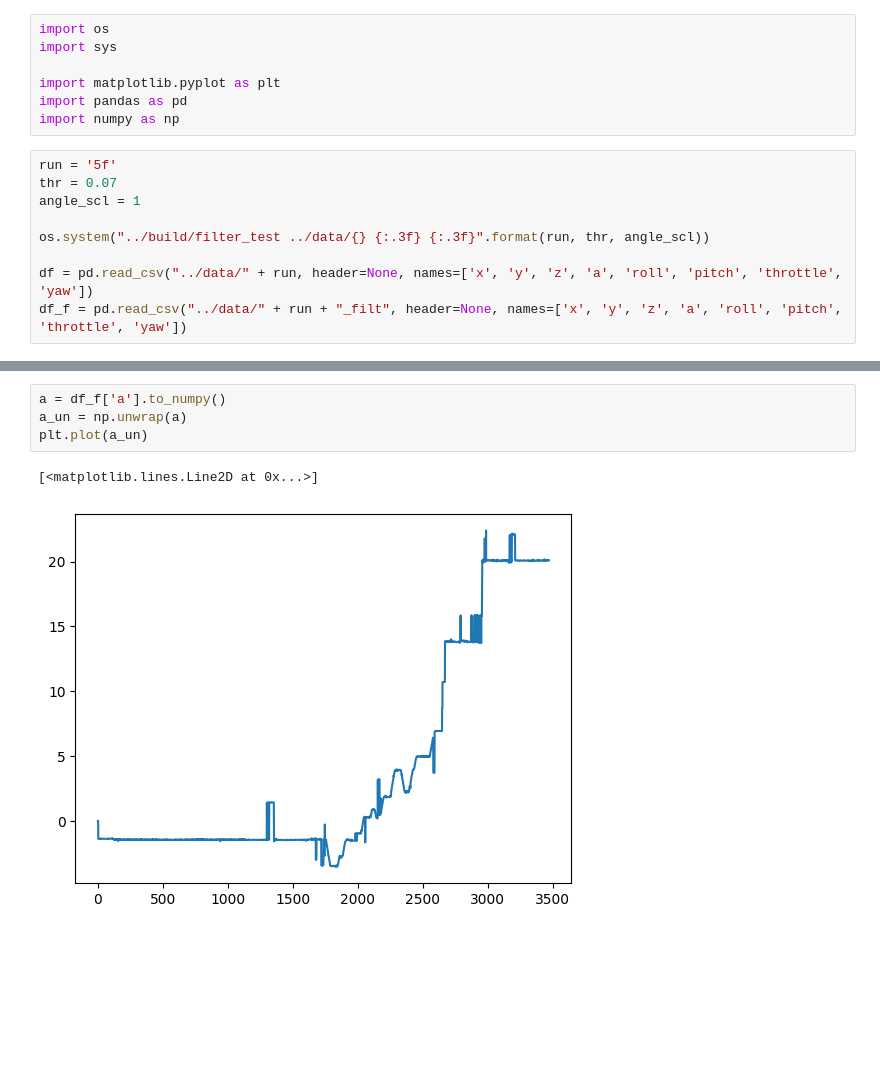
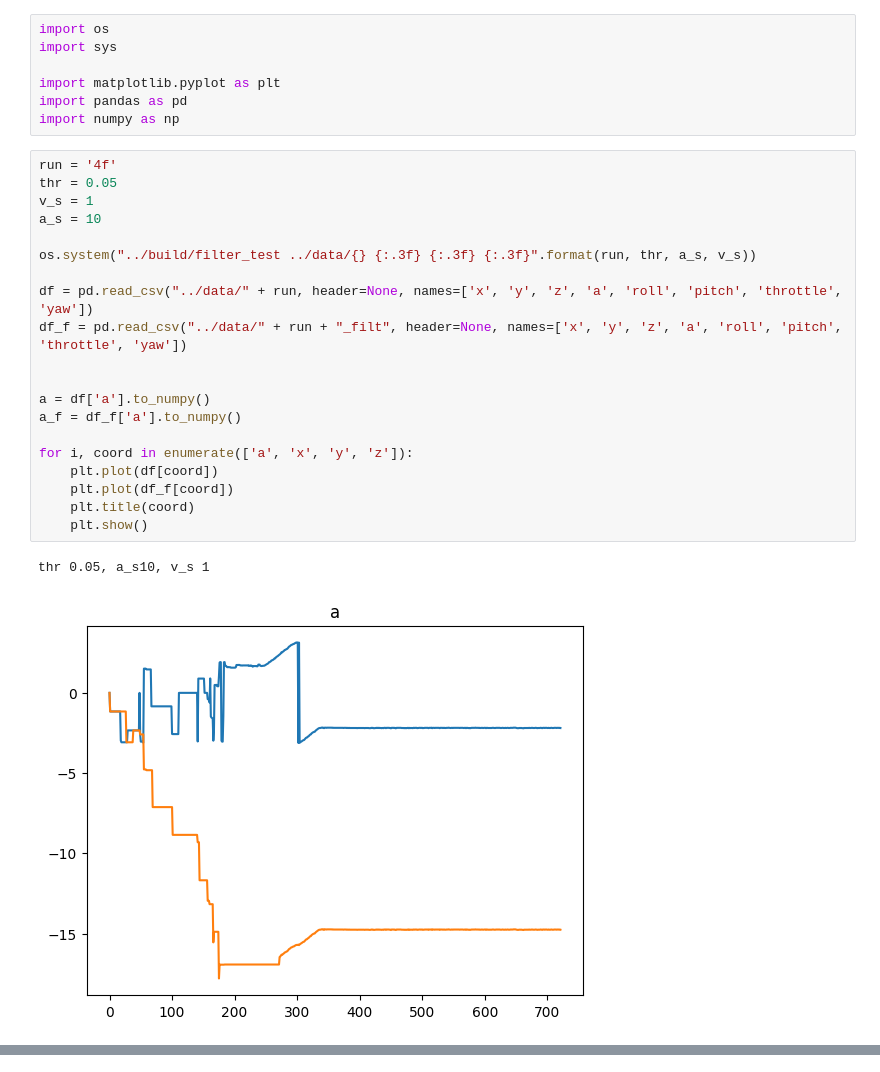
Before and after one commit to svrc-jan/master-thesis, a Jupyter notebook: tools/filter_plot.ipynb, the cells around one changed output, grey strips where cells are left out. Cells and saved outputs as stored; diff of their text form; blank space fills up the shorter version.

Commit message:
fixed wrap unwrap on vicon filter

```diff
--- a/tools/filter_plot.ipynb
+++ b/tools/filter_plot.ipynb
@@ -6,11 +6,25 @@ import matplotlib.pyplot as plt
 import pandas as pd
 import numpy as np
 # %%
-run = '5f'
-thr = 0.07
-angle_scl = 1
+run = '4f'
+thr = 0.05
+v_s = 1
+a_s = 10
 
-os.system("../build/filter_test ../data/{} {:.3f} {:.3f}".format(run, thr, angle_scl))
+os.system("../build/filter_test ../data/{} {:.3f} {:.3f} {:.3f}".format(run, thr, a_s, v_s))
 
 df = pd.read_csv("../data/" + run, header=None, names=['x', 'y', 'z', 'a', 'roll', 'pitch', 'throttle', 'yaw'])
 df_f = pd.read_csv("../data/" + run + "_filt", header=None, names=['x', 'y', 'z', 'a', 'roll', 'pitch', 'throttle', 'yaw'])
+
+
+a = df['a'].to_numpy()
+a_f = df_f['a'].to_numpy()
+
+for i, coord in enumerate(['a', 'x', 'y', 'z']):
+	plt.plot(df[coord])
+	plt.plot(df_f[coord])
+	plt.title(coord)
+	plt.show()
+# %% [output]
+thr 0.05, a_s10, v_s 1
+[figure, added]
@@ -17,7 +33,0 @@ df_f = pd.read_csv("../data/" + run + "_filt", header=None, names=['x', 'y', 'z'
-# %%
-a = df_f['a'].to_numpy()
-a_un = np.unwrap(a)
-plt.plot(a_un)
-# %% [output]
-[<matplotlib.lines.Line2D at 0x...>]
-[figure, removed]
```
Also changed, not shown: parts of 2 cells of this notebook, 20 other files.
